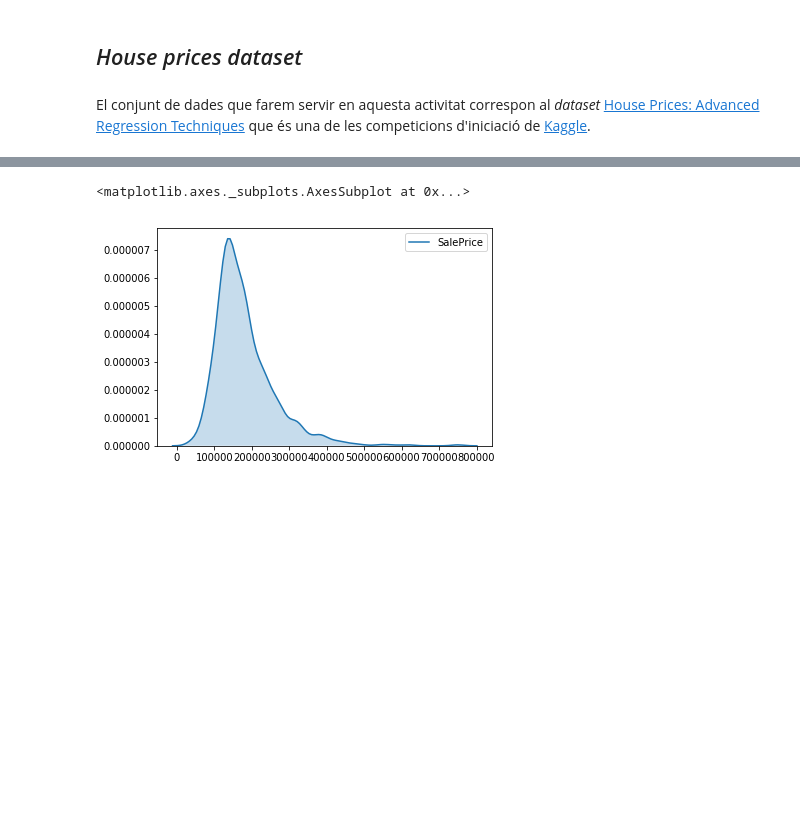
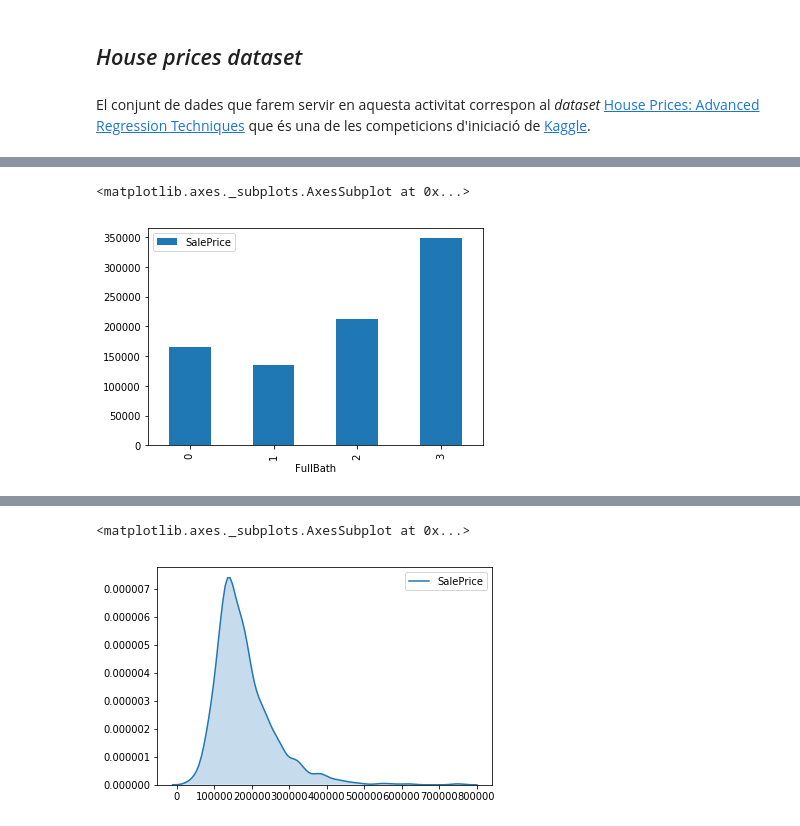
Before and after one commit to xdurana/uoc-dmlab, a Jupyter notebook: 6/visualitzacio-dades.ipynb, the cells around one changed output, grey strips where cells are left out. Drawn from its saved outputs; the diff is of its cells as text; code cells hidden in the pictures; blank space fills up the shorter version.

```diff
--- a/6/visualitzacio-dades.ipynb
+++ b/6/visualitzacio-dades.ipynb
@@ -84,0 +75,6 @@ If you have several numerical variable, you can do several histograms and compar
+# %%
+pivot = df_train.pivot_table(index='FullBath', values='SalePrice', aggfunc=np.mean)
+pivot.plot(kind='bar')
+# %% [output]
+<matplotlib.axes._subplots.AxesSubplot at 0x...>
+[figure, added]
```
Also changed, not shown: parts of 14 cells of this notebook.
